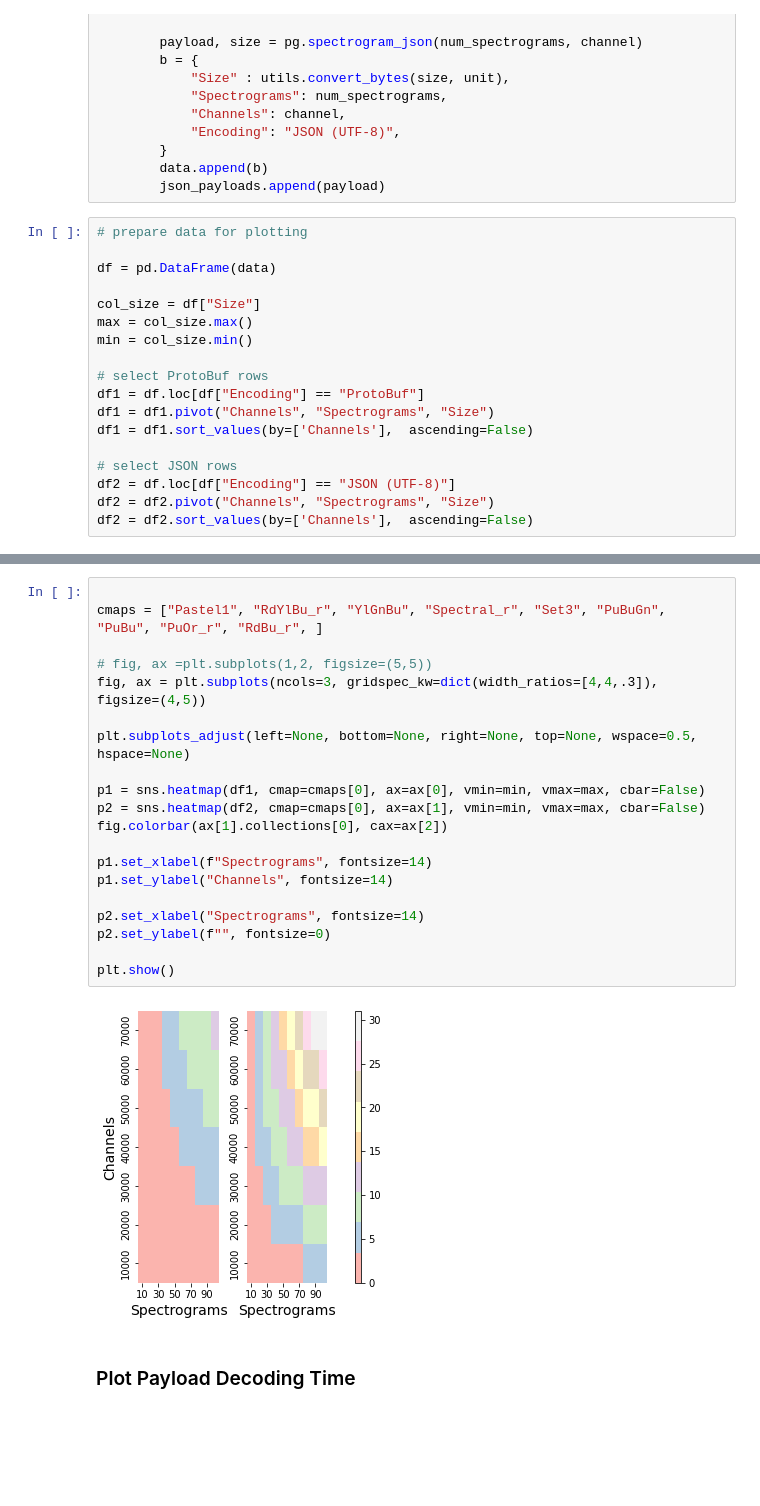
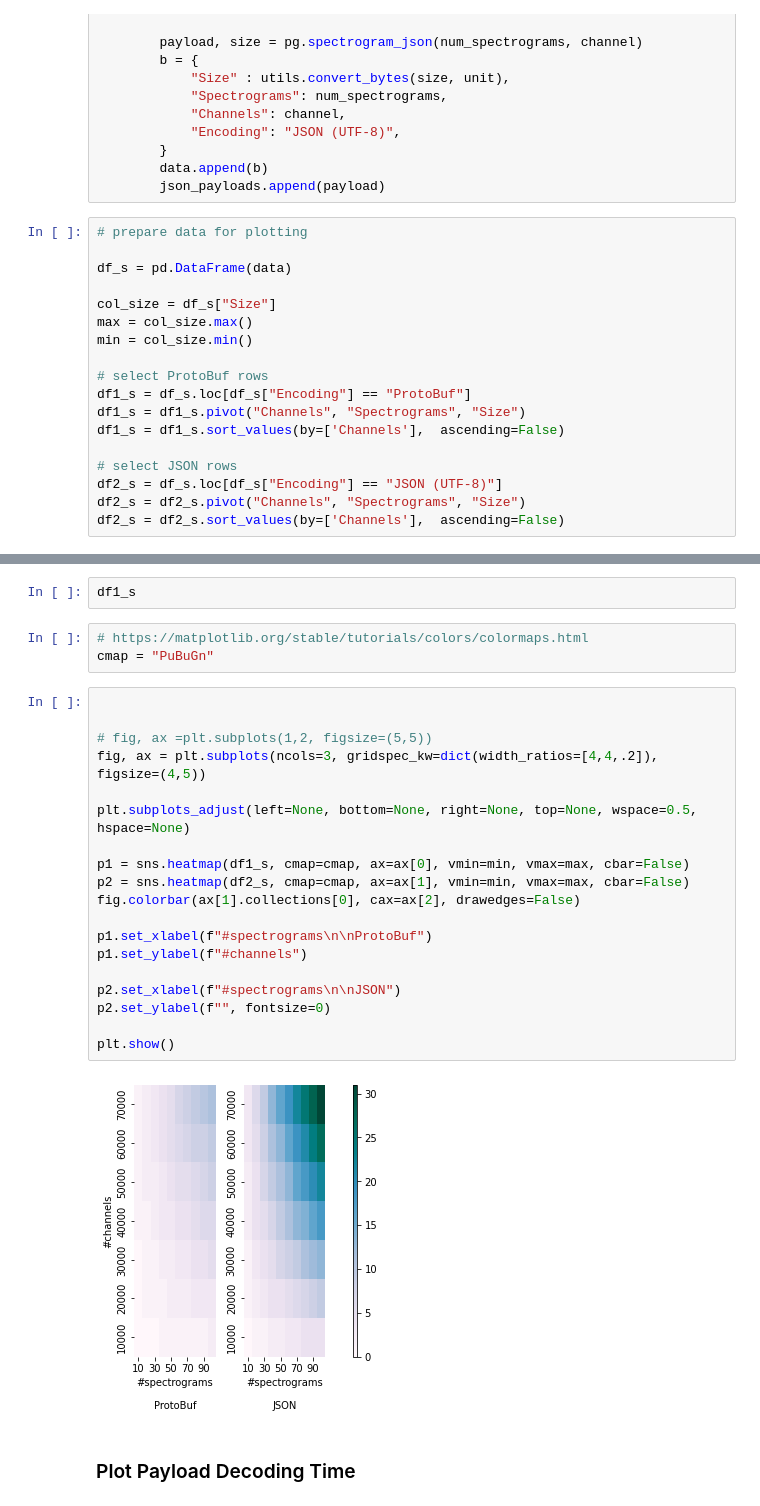
Before and after one commit to saifulkhan/streaming-vis-perf, a Jupyter notebook: producer/src/spectrograms_benchmark.ipynb, the cells around one changed output, grey strips where cells are left out. Drawn from its saved outputs; the diff is of its cells as text; blank space fills up the shorter version.

Commit message:
generate spectrograms perf.

```diff
--- a/producer/src/spectrograms_benchmark.ipynb
+++ b/producer/src/spectrograms_benchmark.ipynb
@@ -54,18 +54,18 @@ for num_spectrograms in num_spectrograms_range:
 # %%
 # prepare data for plotting
 
-df = pd.DataFrame(data)
+df_s = pd.DataFrame(data)
 
-col_size = df["Size"]
+col_size = df_s["Size"]
 max = col_size.max()
 min = col_size.min()
 
 # select ProtoBuf rows
-df1 = df.loc[df["Encoding"] == "ProtoBuf"]
-df1 = df1.pivot("Channels", "Spectrograms", "Size")
-df1 = df1.sort_values(by=['Channels'],  ascending=False)
+df1_s = df_s.loc[df_s["Encoding"] == "ProtoBuf"]
+df1_s = df1_s.pivot("Channels", "Spectrograms", "Size")
+df1_s = df1_s.sort_values(by=['Channels'],  ascending=False)
 
 # select JSON rows
-df2 = df.loc[df["Encoding"] == "JSON (UTF-8)"]
-df2 = df2.pivot("Channels", "Spectrograms", "Size")
-df2 = df2.sort_values(by=['Channels'],  ascending=False)
+df2_s = df_s.loc[df_s["Encoding"] == "JSON (UTF-8)"]
+df2_s = df2_s.pivot("Channels", "Spectrograms", "Size")
+df2_s = df2_s.sort_values(by=['Channels'],  ascending=False)
@@ -74,25 +76,29 @@ df
+# %%
+df1_s
+# %%
+# https://matplotlib.org/stable/tutorials/colors/colormaps.html
+cmap = "PuBuGn"
 # %%
 
-cmaps = ["Pastel1", "RdYlBu_r", "YlGnBu", "Spectral_r", "Set3", "PuBuGn", "PuBu", "PuOr_r", "RdBu_r", ]
 
 # fig, ax =plt.subplots(1,2, figsize=(5,5))
-fig, ax = plt.subplots(ncols=3, gridspec_kw=dict(width_ratios=[4,4,.3]), figsize=(4,5))
+fig, ax = plt.subplots(ncols=3, gridspec_kw=dict(width_ratios=[4,4,.2]), figsize=(4,5))
 
 plt.subplots_adjust(left=None, bottom=None, right=None, top=None, wspace=0.5, hspace=None)
 
-p1 = sns.heatmap(df1, cmap=cmaps[0], ax=ax[0], vmin=min, vmax=max, cbar=False)
-p2 = sns.heatmap(df2, cmap=cmaps[0], ax=ax[1], vmin=min, vmax=max, cbar=False)
-fig.colorbar(ax[1].collections[0], cax=ax[2])
+p1 = sns.heatmap(df1_s, cmap=cmap, ax=ax[0], vmin=min, vmax=max, cbar=False)
+p2 = sns.heatmap(df2_s, cmap=cmap, ax=ax[1], vmin=min, vmax=max, cbar=False)
+fig.colorbar(ax[1].collections[0], cax=ax[2], drawedges=False)
 
-p1.set_xlabel(f"Spectrograms", fontsize=14)
-p1.set_ylabel("Channels", fontsize=14)
+p1.set_xlabel(f"#spectrograms\n\nProtoBuf")
+p1.set_ylabel(f"#channels")
 
-p2.set_xlabel("Spectrograms", fontsize=14)
+p2.set_xlabel(f"#spectrograms\n\nJSON")
 p2.set_ylabel(f"", fontsize=0)
 
 plt.show()
 # %% [output]
-[figure, old version]
+[figure, new version]
 # %% [markdown]
 ### Plot Payload Decoding Time
 # %%
```
Also changed, not shown: parts of 13 cells of this notebook, 2 other files.
